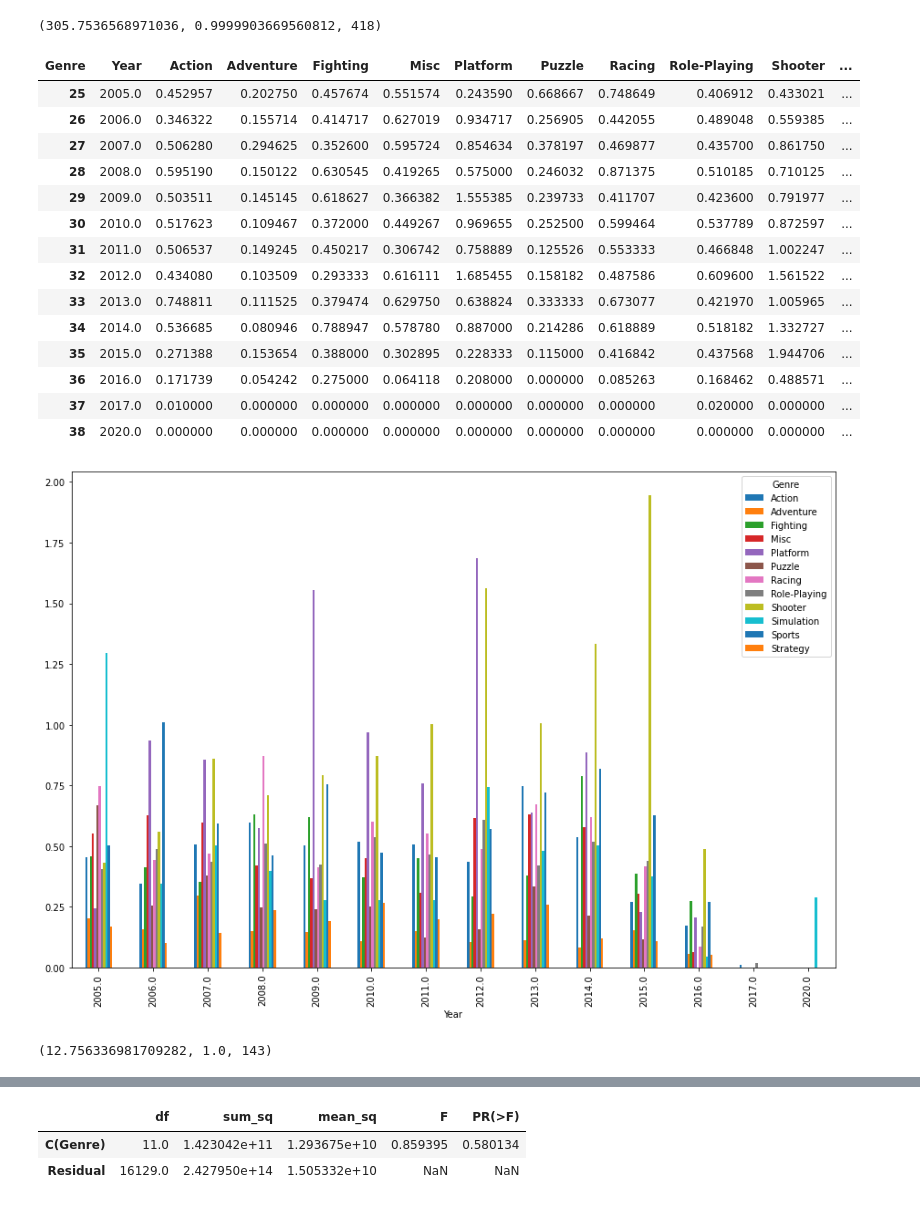
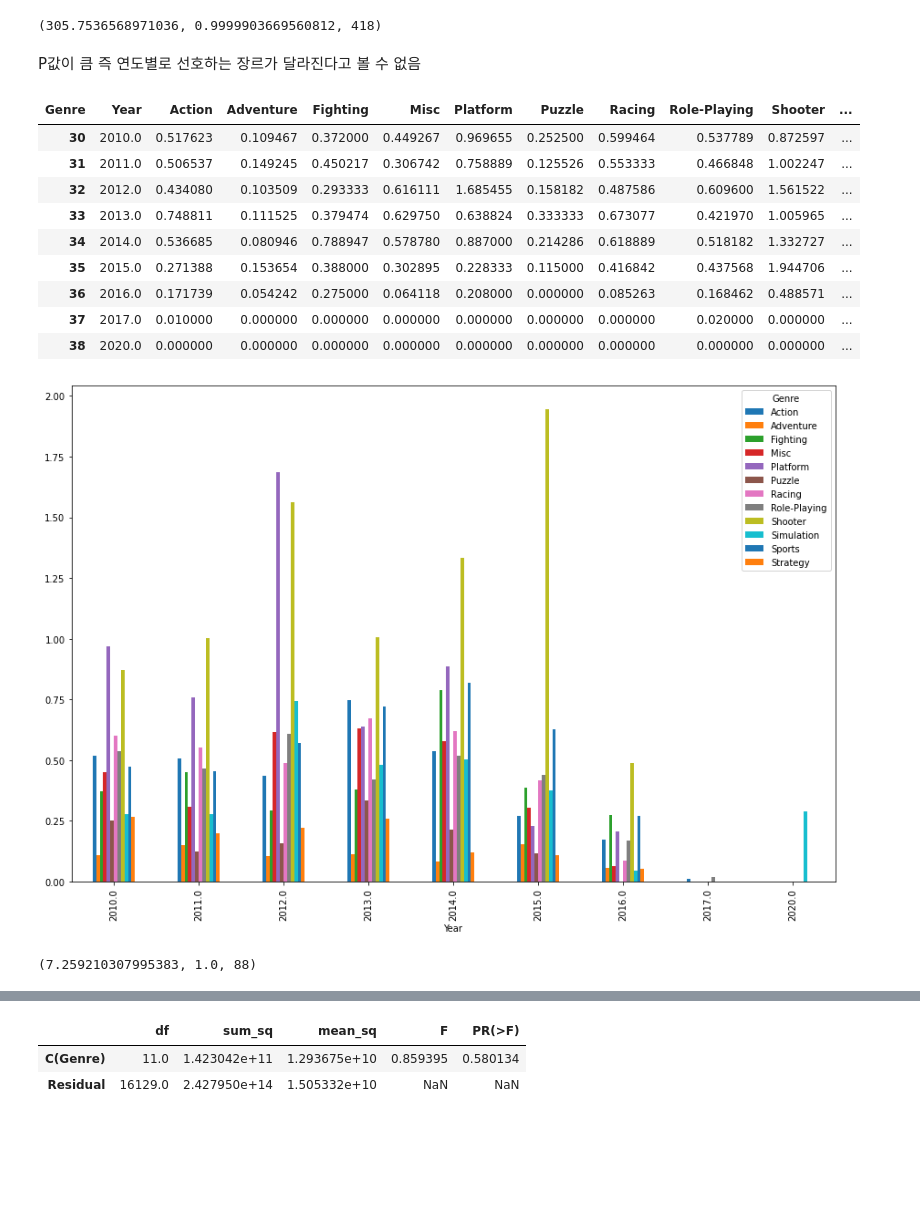
Before and after one commit to nojihun/save, a Jupyter notebook: AI_05_노지훈_section1.ipynb, the cells around one changed output, grey strips where cells are left out. Saved outputs shown, nothing was run; the diff lists cells and outputs as text; code cells hidden in the pictures; blank space fills up the shorter version.

```diff
--- a/AI_05_노지훈_section1.ipynb
+++ b/AI_05_노지훈_section1.ipynb
@@ -235,18 +258,15 @@ chi, p, n, static = chi2_contingency(df3)
 chi, p, n
 # %% [output]
 (305.7536568971036, 0.9999903669560812, 418)
+# %% [markdown]
+P값이 큼 즉 연도별로 선호하는 장르가 달라진다고 볼 수 없음
 # %%
 df3 = df3.reset_index()
 # %%
-df_3 = df3[df3['Year']>=2005]
-df_3
+df3_n = df3[df3['Year']>=2010]
+df3_n
 # %% [output]
 | Genre | Year | Action | Adventure | Fighting | Misc | Platform | Puzzle | Racing | Role-Playing | Shooter | ... |
-| 25 | 2005.0 | 0.452957 | 0.202750 | 0.457674 | 0.551574 | 0.243590 | 0.668667 | 0.748649 | 0.406912 | 0.433021 | ... |
-| 26 | 2006.0 | 0.346322 | 0.155714 | 0.414717 | 0.627019 | 0.934717 | 0.256905 | 0.442055 | 0.489048 | 0.559385 | ... |
-| 27 | 2007.0 | 0.506280 | 0.294625 | 0.352600 | 0.595724 | 0.854634 | 0.378197 | 0.469877 | 0.435700 | 0.861750 | ... |
-| 28 | 2008.0 | 0.595190 | 0.150122 | 0.630545 | 0.419265 | 0.575000 | 0.246032 | 0.871375 | 0.510185 | 0.710125 | ... |
-| 29 | 2009.0 | 0.503511 | 0.145145 | 0.618627 | 0.366382 | 1.555385 | 0.239733 | 0.411707 | 0.423600 | 0.791977 | ... |
 | 30 | 2010.0 | 0.517623 | 0.109467 | 0.372000 | 0.449267 | 0.969655 | 0.252500 | 0.599464 | 0.537789 | 0.872597 | ... |
 | 31 | 2011.0 | 0.506537 | 0.149245 | 0.450217 | 0.306742 | 0.758889 | 0.125526 | 0.553333 | 0.466848 | 1.002247 | ... |
 | 32 | 2012.0 | 0.434080 | 0.103509 | 0.293333 | 0.616111 | 1.685455 | 0.158182 | 0.487586 | 0.609600 | 1.561522 | ... |
@@ -257,13 +277,13 @@ df_3
 | 37 | 2017.0 | 0.010000 | 0.000000 | 0.000000 | 0.000000 | 0.000000 | 0.000000 | 0.000000 | 0.020000 | 0.000000 | ... |
 | 38 | 2020.0 | 0.000000 | 0.000000 | 0.000000 | 0.000000 | 0.000000 | 0.000000 | 0.000000 | 0.000000 | 0.000000 | ... |
 # %%
-df_3.plot(x= 'Year', y= header, kind="bar",figsize=(15,10)) #최근 15년간 유행한 장르
+df3_n.plot(x= 'Year', y= header, kind="bar",figsize=(15,10)) #최근 10년간 유행한 장르
 plt.show()
 # %% [output]
-[figure, old version]
+[figure, new version]
 # %%
-df_3 = df_3.set_index('Year')
-chi, p, n, static = chi2_contingency(df_3)
+df3_n = df3_n.set_index('Year')
+chi, p, n, static = chi2_contingency(df3_n)
 chi, p, n
 # %% [output]
-(12.756336981709282, 1.0, 143)
+(7.259210307995383, 1.0, 88)
```
Also changed, not shown: parts of 34 cells of this notebook.
